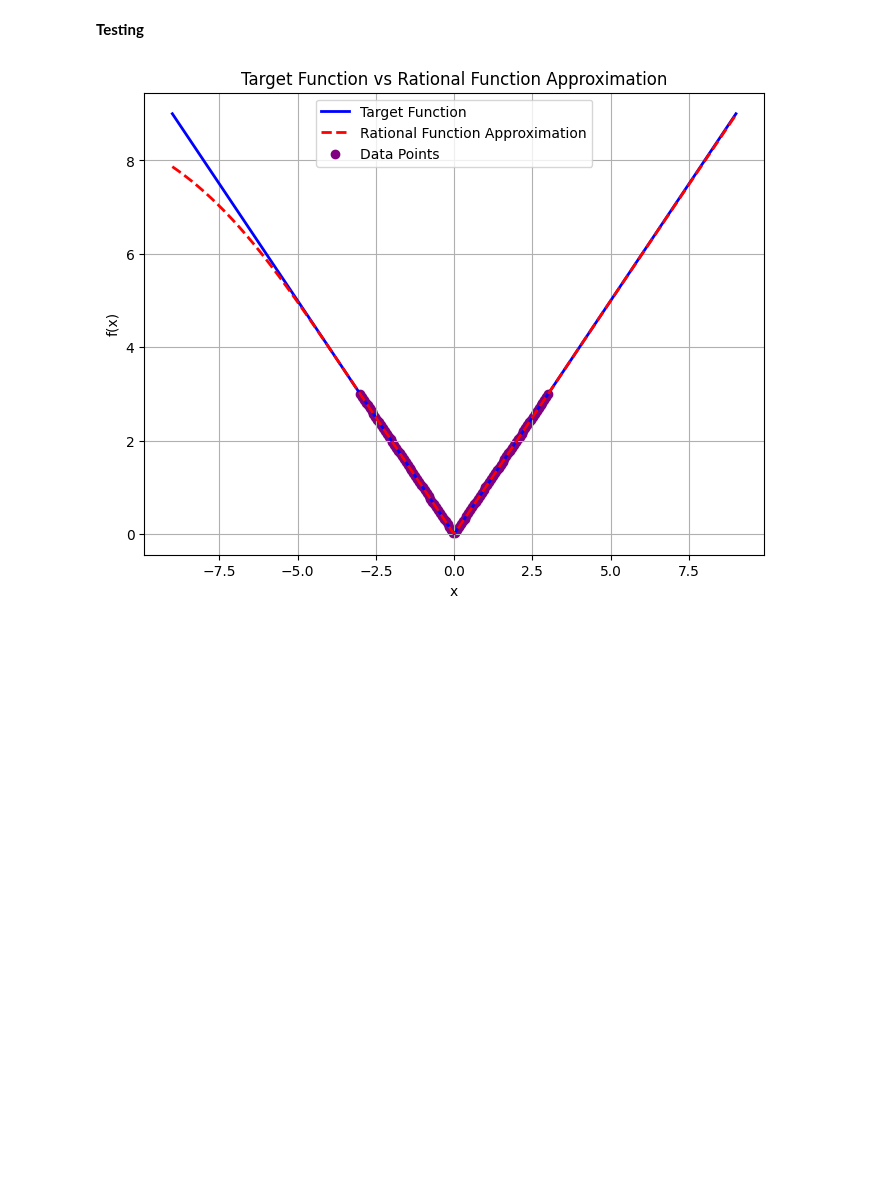
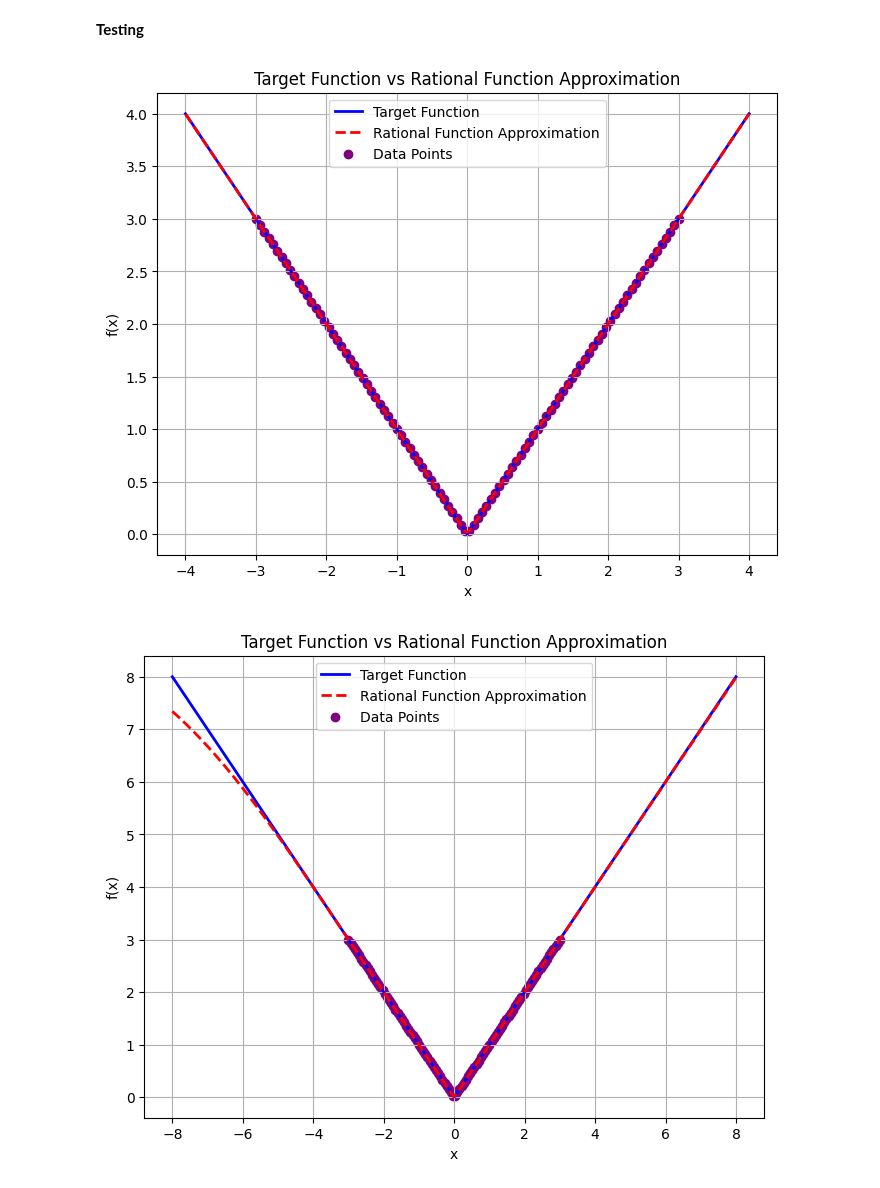
Before and after one commit to AP-047/RClass-Classification-by-Rational-Approximation, a Jupyter notebook: notebooks/1D_optimization.ipynb, the cells around one changed output. Drawn from its saved outputs; the diff is of its cells as text; code cells hidden in the pictures; blank space fills up the shorter version.

```diff
--- a/notebooks/1D_optimization.ipynb
+++ b/notebooks/1D_optimization.ipynb
@@ -151,7 +151,7 @@ def check_feasibility_and_compute_coefficients(z, x_data, y_data, degree):
         f_plus_z = y_data[i] + z
         f_minus_z = y_data[i] - z
 
-        # Constraint 1: (f(xi) - z) * β^T H(xi) - α^T G(xi) ≤ θ
+        # "Constraint 1": (f(xi) - z) * β^T H(xi) - α^T G(xi) ≤ θ
         constraint_1 = cp.zeros(2 * num_coefficients + 1)
 
         constraint_1[:num_coefficients] = -G[i]  # Coefficients of α
@@ -161,11 +161,13 @@ def check_feasibility_and_compute_coefficients(z, x_data, y_data, degree):
         A.append(constraint_1)
         b.append(0)
 
-        # Constraint 2: α^T G(xi) - (f(xi) - z) * β^T H(xi) ≤ θ
+        # "Constraint 2": α^T G(xi) - (f(xi) - z) * β^T H(xi) ≤ θ
         constraint_2 = cp.zeros(2 * num_coefficients + 1)
+
         constraint_2[:num_coefficients] = G[i]  # Coefficients of α
         constraint_2[num_coefficients:2 * num_coefficients] = -(f_minus_z) * H[i]  # Coefficients of β
         constraint_2[-1] = -1  # Coefficient of θ
+
         A.append(constraint_2)
         b.append(0)
 
@@ -235,16 +237,16 @@ if __name__ == "__main__":
     optimal_z, optimal_alpha, optimal_beta, optimal_theta, z_values = bisection_loop(x_data, y_data, degree, uL, uH, precision)
 
     # Print results
-    print(f"Optimal Z (Maximum Deviation): {optimal_z}")
     print(f"Number of Iterations: {len(z_values)}")
-    print(f"Z Values for All Iterations: {z_values}")
+    print(f"z Values in all Iterations: {z_values}")
+    print(f"Optimal z (Maximum Deviation): {optimal_z}")
 
     # Plot convergence of z values
     plt.figure(figsize=(8, 6))
     plt.plot(range(len(z_values)), z_values, marker='o', linestyle='-')
     plt.xlabel("Iteration")
-    plt.ylabel("Z Value")
-    plt.title("Convergence of Z Values")
+    plt.ylabel("z Value")
+    plt.title("Convergence of z Values")
     plt.grid(True)
     plt.show()
 
@@ -270,35 +272,69 @@ Optimal θ: 2.7005696935355626e-09
 # %%
 import matplotlib.pyplot as plt
 
+# Close-up
 def plot_functions(target_function, rational_function, alpha, beta, x_range):
     # Generate points for the plot
     x_test = cp.linspace(x_range[0], x_range[1], 900)  # Use CuPy for GPU computations
     y_target = target_function(x_test)  # Compute the target function values
     y_rational = cp.array([rational_function(x, alpha, beta) for x in x_test])  # Compute rational function values
 
     # Convert CuPy arrays to NumPy for plotting
     x_test = cp.asnumpy(x_test)
     y_target = cp.asnumpy(y_target)
     y_rational = cp.asnumpy(y_rational)
 
     # Plot the functions
     plt.figure(figsize=(8, 6))
     plt.plot(x_test, y_target, label="Target Function", color="blue", linewidth=2)
     plt.plot(x_test, y_rational, label="Rational Function Approximation", color="red", linestyle="--", linewidth=2)
     plt.scatter(cp.asnumpy(x_data), cp.asnumpy(y_data), label="Data Points", color="purple", marker="o")
     plt.xlabel("x")
     plt.ylabel("f(x)")
     plt.title("Target Function vs Rational Function Approximation")
     plt.legend()
     plt.grid(True)
     plt.show()
 
 # Main execution for plotting
 if __name__ == "__main__":
     # Test points range for plotting
-    x_range = [-9, 9]
+    x_range = [-4, 4]
 
     # Call the plotting function
     plot_functions(target_function, rational_function, optimal_alpha, optimal_beta, x_range)
+
+# Bigger range
+def plot_functions(target_function, rational_function, alpha, beta, x_range):
+    # Generate points for the plot
+    x_test = cp.linspace(x_range[0], x_range[1], 900)  # Use CuPy for GPU computations
+    y_target = target_function(x_test)  # Compute the target function values
+    y_rational = cp.array([rational_function(x, alpha, beta) for x in x_test])  # Compute rational function values
+
+    # Convert CuPy arrays to NumPy for plotting
+    x_test = cp.asnumpy(x_test)
+    y_target = cp.asnumpy(y_target)
+    y_rational = cp.asnumpy(y_rational)
+
+    # Plot the functions
+    plt.figure(figsize=(8, 6))
+    plt.plot(x_test, y_target, label="Target Function", color="blue", linewidth=2)
+    plt.plot(x_test, y_rational, label="Rational Function Approximation", color="red", linestyle="--", linewidth=2)
+    plt.scatter(cp.asnumpy(x_data), cp.asnumpy(y_data), label="Data Points", color="purple", marker="o")
+    plt.xlabel("x")
+    plt.ylabel("f(x)")
+    plt.title("Target Function vs Rational Function Approximation")
+    plt.legend()
+    plt.grid(True)
+    plt.show()
+
+# Main execution for plotting
+if __name__ == "__main__":
+    # Test points range for plotting
+    x_range = [-8, 8]
+
+    # Call the plotting function
+    plot_functions(target_function, rational_function, optimal_alpha, optimal_beta, x_range)
 # %% [output]
-[figure, old version]
+[figure, new version]
+[figure, added]
```
Also changed, not shown: parts of 1 cell of this notebook.
